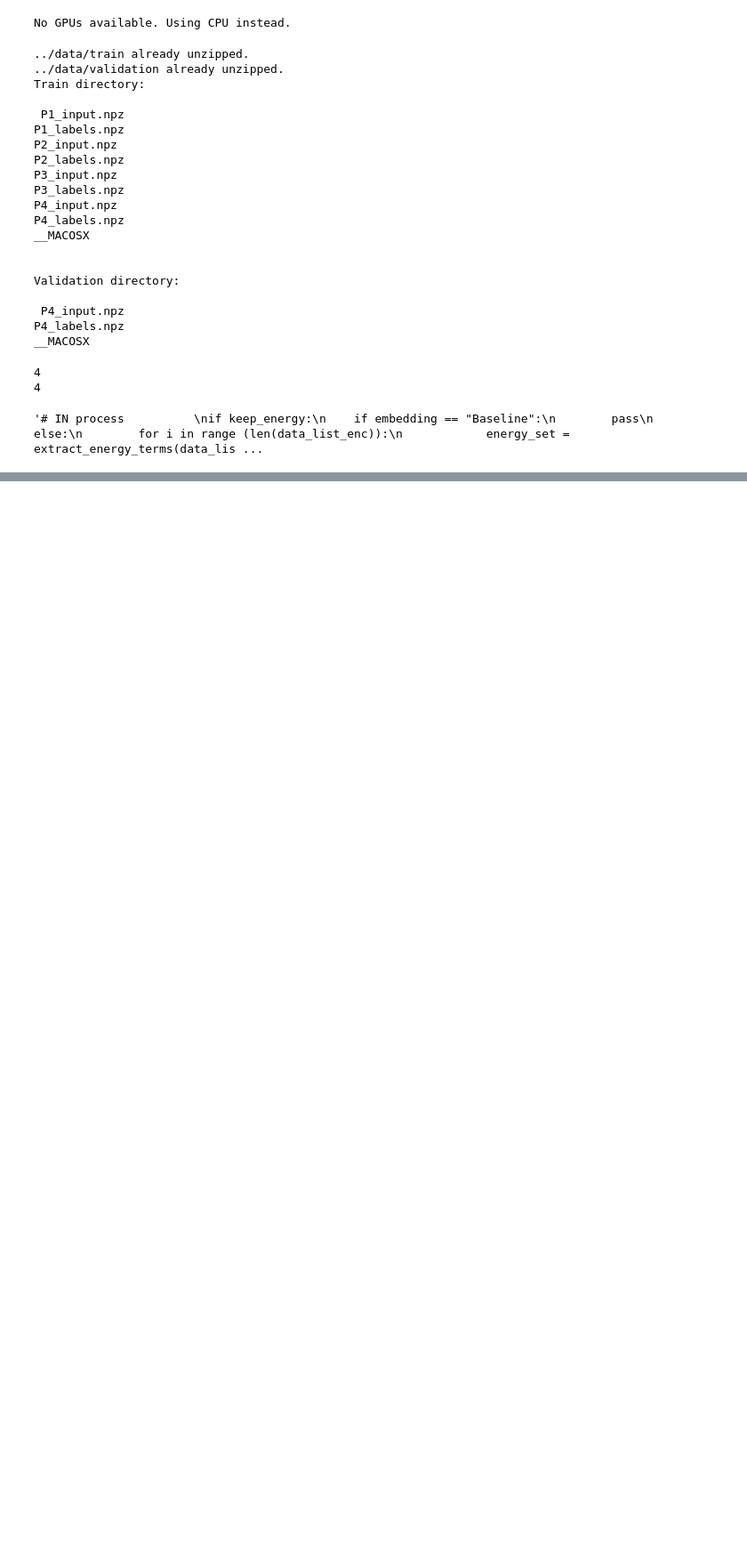
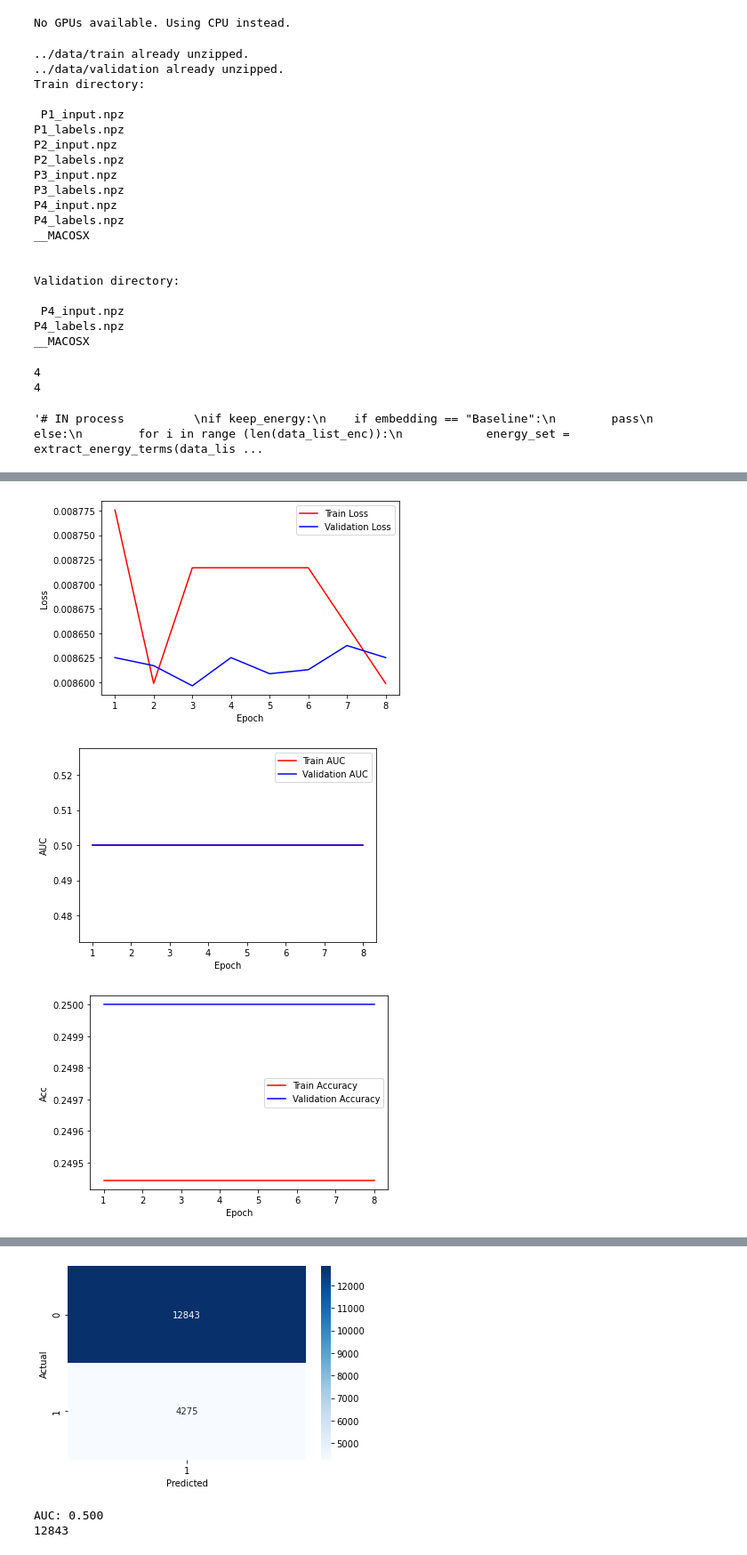
Before and after one commit to gulsude/02456_TCR-pMHC, a Jupyter notebook: scripts/main2.ipynb, the cells around one changed output, grey strips where cells are left out. Shown: that part at 89% size. Cells and saved outputs as stored; diff of their text form; code cells hidden in the pictures; blank space fills up the shorter version.

Commit message:
changes in main2, embeddings, functions, models, etc

```diff
--- a/scripts/main2.ipynb
+++ b/scripts/main2.ipynb
@@ -151,7 +119,7 @@ CNN = False # ONLY CNN
 CNN_RNN = True # CNN + RNN
 
 # Hyperparameters to fine-tune
-embedding = "Baseline"
+embedding = "blosum"
 numHN=64
 numFilter=100
 dropOutRate=0.1
@@ -171,6 +139,8 @@ try:
     infile = open(embedding_dir+'dataset-{}'.format(embedding), 'rb')
     data_list_enc =  pickle.load(infile)
     infile.close()
+    #if data_list_enc.shape != data_list:
+        #raise Exception("encoding needed")
 
 #if no prior file, then embbed:
 except:
@@ -205,7 +175,8 @@ except:
     else:
         for dataset in data_list:
             x_enc = func.extract_sequences(dataset, merge=True)
-            x_enc = [enc.encodePeptides(seq, scheme=embedding) for seq in x_enc]
+            x_enc = x_enc.tolist()
+            x_enc = enc.encodePeptides(x_enc, scheme=embedding)
             data_list_enc.append(x_enc)
 
         #save
@@ -426,8 +353,9 @@ if CNN_RNN:
     #-------- Initials --------#
 
     # All features
-    features = list(range(54))
-    residues = list(range(416))
+
+    features = list(range(data_list_enc[0][0].shape[1]))
+    residues = list(range(420))
     input_size = len(residues)
     num_classes = 1
     learning_rate = 0.001
@@ -451,9 +379,9 @@ if CNN_RNN:
 
     #-------- nested crossvalidation --------#
 
-    test_pred = []
-    test_targss = []
-
+    test_preds = []
+    test_targs = []
+    test_loss = []
     for outer_k in range(data_partitions):
 
         print(f"k_outer: {outer_k}")
@@ -477,38 +405,38 @@ if CNN_RNN:
                     if train_k != inner_k and train_k != outer_k:
                         train_idx.append(train_k)
 
-                    print("\ttrain:", str(train_idx))
+                print("\ttrain:", str(train_idx))
 
-                    X_train = np.concatenate((data_list_enc[train_idx[0]], data_list_enc[train_idx[1]]))
-                    y_train = np.concatenate((target_list[train_idx[0]], target_list[train_idx[1]]))
+                X_train = np.concatenate((data_list_enc[train_idx[0]], data_list_enc[train_idx[1]]))
+                y_train = np.concatenate((target_list[train_idx[0]], target_list[train_idx[1]]))
 
-                    train_ds = []
-                    for i in range(len(X_train)):
-                        train_ds.append([np.transpose(X_train[i][:, features]), y_train[i]])
+                train_ds = []
+                for i in range(len(X_train)):
+                    train_ds.append([np.transpose(X_train[i][:, features]), y_train[i]])
 
-                    val_ds = []
-                    for i in range(len(X_valid)):
-                        val_ds.append([np.transpose(X_valid[i][:, features]), y_valid[i]])
+                val_ds = []
+                for i in range(len(X_valid)):
+                    val_ds.append([np.transpose(X_valid[i][:, features]), y_valid[i]])
 
-                    train_ldr = torch.utils.data.DataLoader(train_ds, batch_size=bat_size, shuffle=True)
-                    val_ldr = torch.utils.data.DataLoader(val_ds, batch_size=bat_size, shuffle=True)
+                train_ldr = torch.utils.data.DataLoader(train_ds, batch_size=bat_size, shuffle=True)
+                val_ldr = torch.utils.data.DataLoader(val_ds, batch_size=bat_size, shuffle=True)
 
-                    train_acc, train_losses, train_auc, valid_acc, valid_losses, valid_auc, val_preds, val_targs = func.train_project(net, optimizer, train_ldr, val_ldr, [], X_valid, epochs, criterion)
+                train_acc, train_losses, train_auc, valid_acc, valid_losses, valid_auc, val_preds, val_targs = func.train_project(net, optimizer, train_ldr, val_ldr, [], X_valid, epochs, criterion)
 
                     #confirm this part works
-                    with torch.no_grad():
-                        for batch_idx, (data, target) in enumerate(val_ldr):  ###
-                            x_batch_val = data.float().detach()
-                            y_batch_val = target.float().detach().unsqueeze(1)
+                with torch.no_grad():
+                    for batch_idx, (data, target) in enumerate(val_ldr):  ###
+                        x_batch_val = data.float().detach()
+                        y_batch_val = target.float().detach().unsqueeze(1)
 
-                            output = net(x_batch_val)
+                        output = net(x_batch_val)
 
-                            val_batch_loss = criterion(output, y_batch_val)
+                        val_batch_loss = criterion(output, y_batch_val)
 
-                            preds = np.round(output.detach())
-                            test_preds += list(preds.data.numpy().flatten())
-                            test_targs += list(np.array(y_batch_val))
-                            test_loss += val_batch_loss.detach()
+                        preds = np.round(output.detach())
+                        test_preds += list(preds.data.numpy().flatten())
+                        test_targs += list(np.array(y_batch_val))
+                        #test_loss += val_batch_loss.detach()
 
     #-------- Performance --------#
     epoch = np.arange(1,len(train_losses)+1)
@@ -541,7 +469,7 @@ if CNN_RNN:
     except:
         pass
 
-    results.to_csv('../results/df_targets_preds_th_emb-{}_HN-{}_filter-{}_dr-{]_enery-{}.csv'.format(embeddings, numHN, numFIlter, dropOutRate, keep_energy), index=False)
+    results.to_csv('../results/df_targets_preds_th_emb-{}_HN-{}_filter-{}_dr-{}_enery-{}.csv'.format(embedding, numHN, numFilter, dropOutRate, keep_energy), index=False)
 
 
     #-------- Performance Evaluation --------#
@@ -575,6 +503,7 @@ if CNN_RNN:
         os.mkdir('../results/plots/')
     except:
         pass
-    plt.savefig('../results/plots/' + plot_name + '_roc.png')
+    plt.savefig('../results/plots/emb-{}_HN-{}_filter-{}_dr-{}_enery-{}_ROC.png'.format(embedding, numHN, numFilter, dropOutRate, keep_energy))
 
     plt.show()
+# %% [output]
@@ -580,0 +527,3 @@ if CNN_RNN:
+[figure, added]
+[figure, added]
+[figure, added]
@@ -580,0 +546,3 @@ if CNN_RNN:
+[figure, added]
+AUC: 0.500
+12843
```
Also changed, not shown: parts of 6 cells of this notebook, 3 other files.
